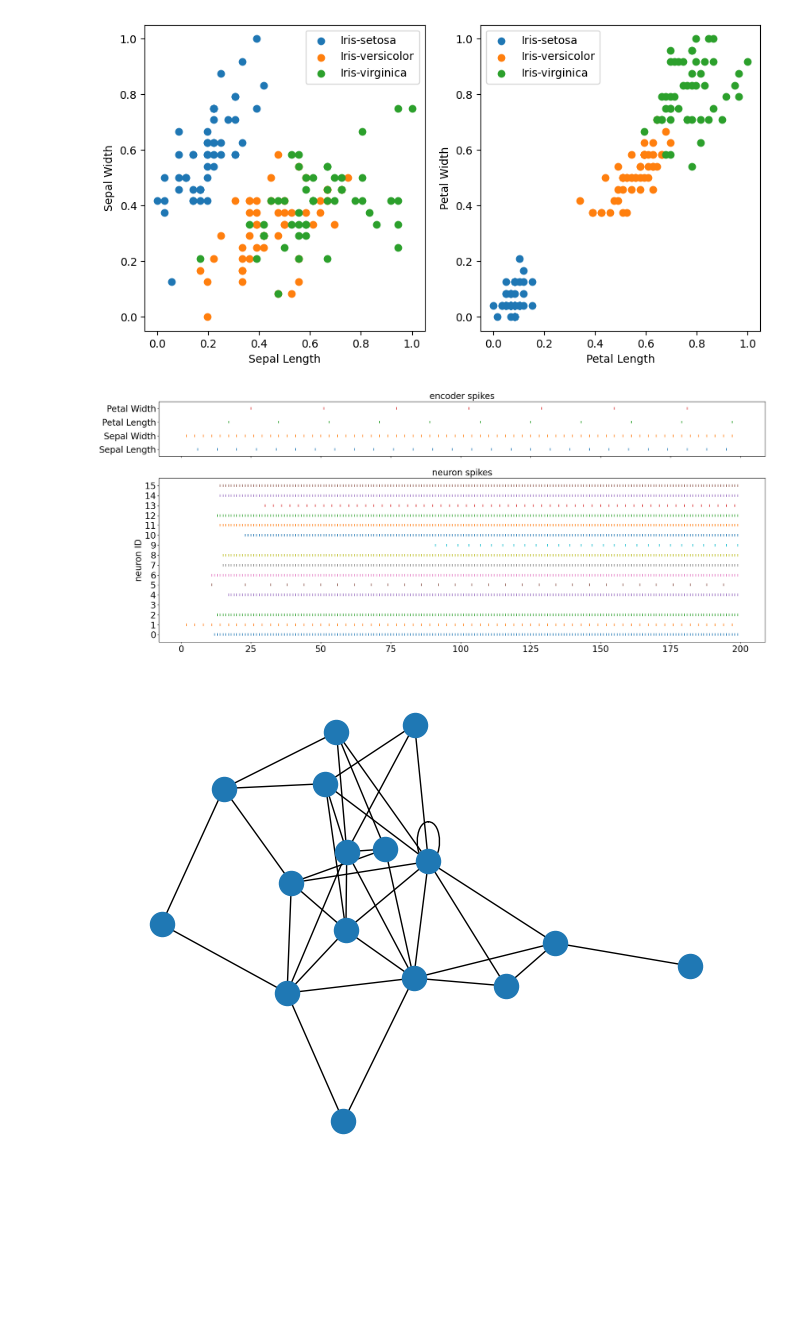
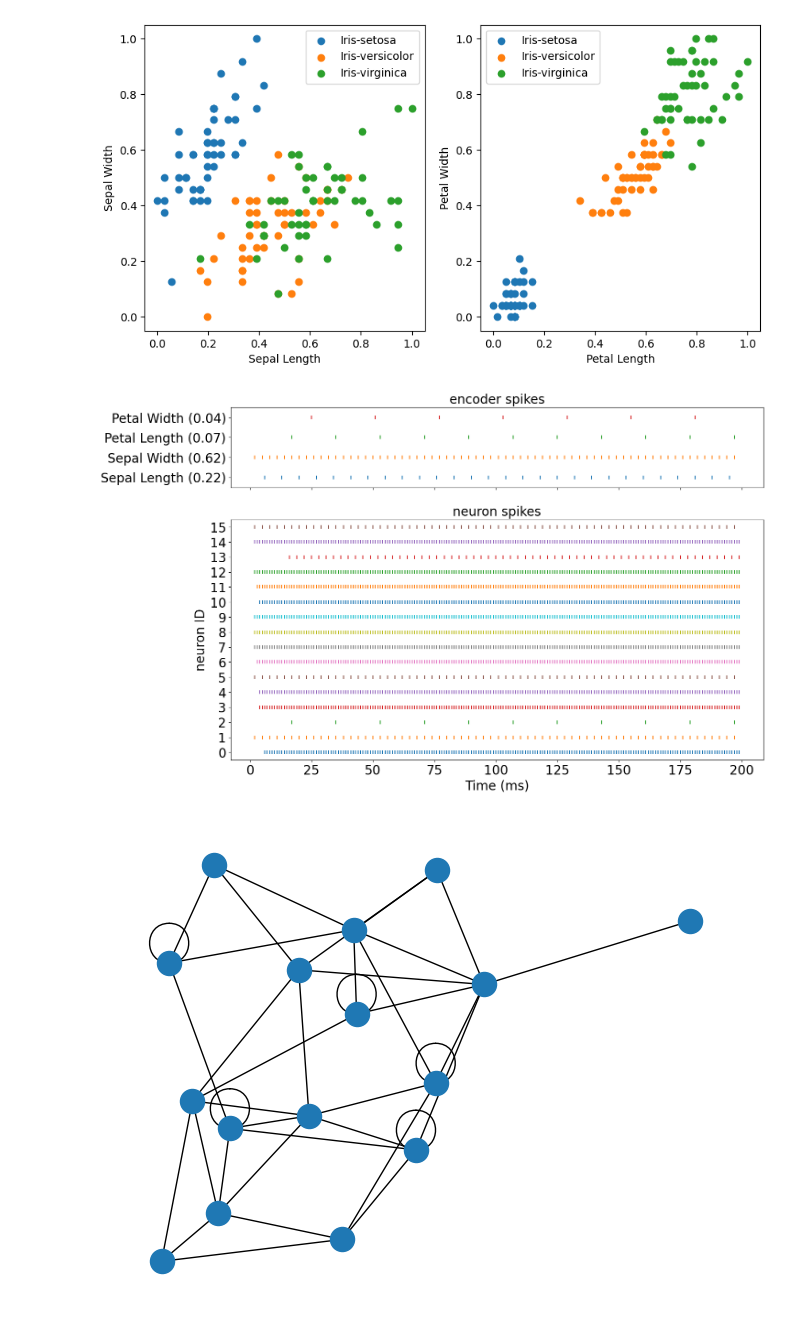
Before and after one commit to rfebbo/SNN_DPE, a Jupyter notebook: snn_dpe_iris_test.ipynb, the cells around one changed output. Saved outputs shown, nothing was run; the diff lists cells and outputs as text; code cells hidden in the pictures; blank space fills up the shorter version.

```diff
--- a/snn_dpe_iris_test.ipynb
+++ b/snn_dpe_iris_test.ipynb
@@ -18,6 +18,10 @@ class Neuron:
     # accumulate then spike
     def update(self):
         self.membrane_voltage += self.incoming_potential
+
+        if self.membrane_voltage < 0:
+            self.membrane_voltage = 0
+
         self.incoming_potential = 0
 
         if self.membrane_voltage > self.threshold:
@@ -52,7 +56,7 @@ class Synapse:
     def send_spike(self):
         self.n2.apply_potential(self.weight)
 # %%
-def create_network(n_neurons, n_synapses, threshold_range = (0.35, 0.55), leak_range = (0.05, 0.25), weight_factor = 1.8):
+def create_network(n_neurons, n_synapses, negative_weights = False, threshold_range = (0.35, 0.55), leak_range = (0.05, 0.25), weight_factor = 1.8):
     Neurons = []
 
     for i in range(n_neurons):
@@ -70,6 +74,9 @@ def create_network(n_neurons, n_synapses, threshold_range = (0.35, 0.55), leak_r
 
         # positive weights only (should we keep it like that?)
         weight = np.random.rand(1) * weight_factor
+
+        if negative_weights:
+            weight -= weight_factor/2
 
         s = Synapse(n1, n2, weight)
 
@@ -247,6 +281,7 @@ if test_normalized | test_all:
 # %% [output]
 [figure]
 # %%
+# create a network with encoders and feed it a sample from the dataset
 def create_encoders(attributes, min_f = 10, max_f = 700, sim_f = 1000):
     encoders = []
     for i, a in attributes.items():
@@ -285,10 +320,10 @@ def reset_network(neurons, encoders):
     for e in encoders:
         e.reset()
 
-def plot_spikes(fires, attributes):
+def plot_spikes(fires, attributes, einputs, sim_time):
     n_neurons = len(fires) - len(attributes)
 
-    fig, ax = plt.subplots(2, 1, figsize=(25,10), sharex=True, gridspec_kw={'height_ratios' : [1, 3]})
+    fig, ax = plt.subplots(2, 1, figsize=(15,10), sharex=True, gridspec_kw={'height_ratios' : [1, 3]})
 
     for i, f in enumerate(fires):
         if i < len(attributes):
@@ -296,15 +331,25 @@ def plot_spikes(fires, attributes):
         else:
             ax[1].scatter(f, np.ones(len(f)) * (i - len(attributes)), marker='|')
 
+    enc_labels = []
+    for v, ei in zip(attributes.values(), einputs):
+        enc_labels.append(f'{v} ({ei:.2f})')
+
     ax[0].set_ylim(-0.5, len(attributes) - 0.5)
-    ax[0].set_yticks(ticks=range(len(attributes)), labels=list(attributes.values()))
+    ax[0].set_yticks(ticks=range(len(attributes)), labels=enc_labels)
     ax[0].tick_params(axis='both', labelsize=20)
     ax[0].set_title('encoder spikes', fontsize=20)
 
+    ax[1].set_ylim(-0.5, n_neurons - 0.5)
     ax[1].set_yticks(ticks=range(n_neurons), labels=range(n_neurons))
     ax[1].tick_params(axis='both', labelsize=20)
     ax[1].set_ylabel('neuron ID', fontsize=20)
     ax[1].set_title('neuron spikes', fontsize=20)
+
+
+    ax[1].set_xlabel('Time (ms)', fontsize=20)
+
+    # ax[1].set_xticks(ticks=range(0, sim_time + 1, 100))
 
     plt.show()
 
@@ -316,33 +361,33 @@ if test_run | test_all:
 
     normalized_iris_data = normalize_iris_data(iris_data)
 
     # create a test network and encoders
     n_neurons = 16
     n_synapses = int(n_neurons * np.random.uniform(low=2, high=3)) # random number from n_neurons * 2 to n_neurons * 3
 
     neurons = create_network(n_neurons, n_synapses)
 
     encoders = create_encoders(attributes)
 
     sim_time = 200
 
     # feed a test sample into the test network
     fires = run_network(neurons, encoders, normalized_iris_data[0], sim_time)
 
     reset_network(neurons, encoders)
 
-    plot_spikes(fires, attributes)
+    plot_spikes(fires, attributes, normalized_iris_data[0], sim_time)
 
     # visualize network
     G = nx.Graph()
 
     for n in neurons:
         G.add_node(n.id)
 
         for s in n.synapses:
             G.add_edge(n.id, s.n2.id)
 
     nx.draw(G)
 # %% [output]
-[figure, old version]
+[figure, new version]
-[figure, old version]
+[figure, new version]
```
Also changed, not shown: parts of 10 cells of this notebook.
